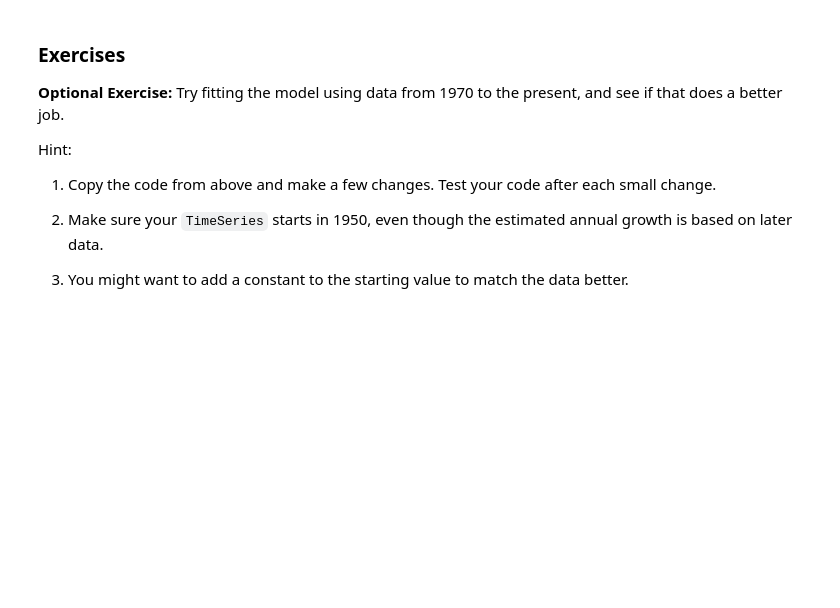
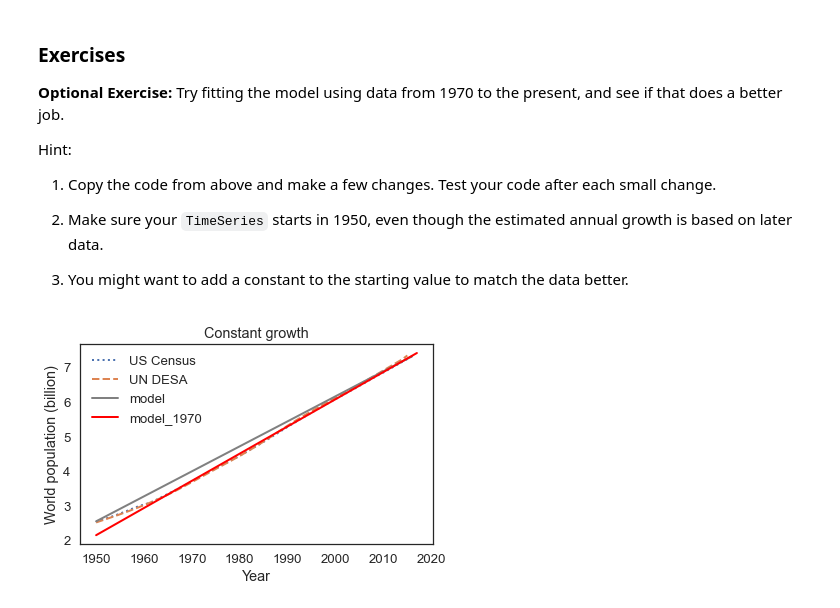
Before and after one commit to OwenZzzzOrganization/ModSimPy, a Jupyter notebook: notebooks/chap05.ipynb, the cells around one changed output. Saved outputs shown, nothing was run; the diff lists cells and outputs as text; code cells hidden in the pictures; blank space fills up the shorter version.

```diff
--- a/notebooks/chap05.ipynb
+++ b/notebooks/chap05.ipynb
@@ -156,3 +285,6 @@ After that, the population in the model grows by a constant amount each year.
 # %%
 for t in linrange(t_0, t_end):
     results[t+1] = results[t] + annual_growth
+# %%
+for t in linspace(1950,2016,num = (2016-1950)+1):
+    print(t)
@@ -187,2 +340,31 @@ Hint:
+# %%
+# Solution goes here
+
+results_new = TimeSeries()
+
+t_start = 1970
+t_end = census.index[-1]
+
+value_start = census[t_start]
+value_end = census[t_end]
+
+interval = (value_end - value_start)/(t_end - t_start)
+
+# results_new[]
+
+results_new[1950] = census[1950]-0.4  # manually minus 0.4 billion on start value
+for t in linspace(1950,2016,num = (2016-1950)+1):
+    results_new[t+1] = results_new[t]+interval
+# %%
+plot(census, ':', label='US Census')
+plot(un, '--', label='UN DESA')
+plot(results, color='gray', label='model')
+plot(results_new,color = 'red',label = 'model_1970')
+
+decorate(xlabel='Year',
+         ylabel='World population (billion)',
+         title='Constant growth')
+# %% [output]
+[figure, added]
 # %%
 census.loc[1960:1970]
```
Also changed, not shown: parts of 29 cells of this notebook, 2 other files.
